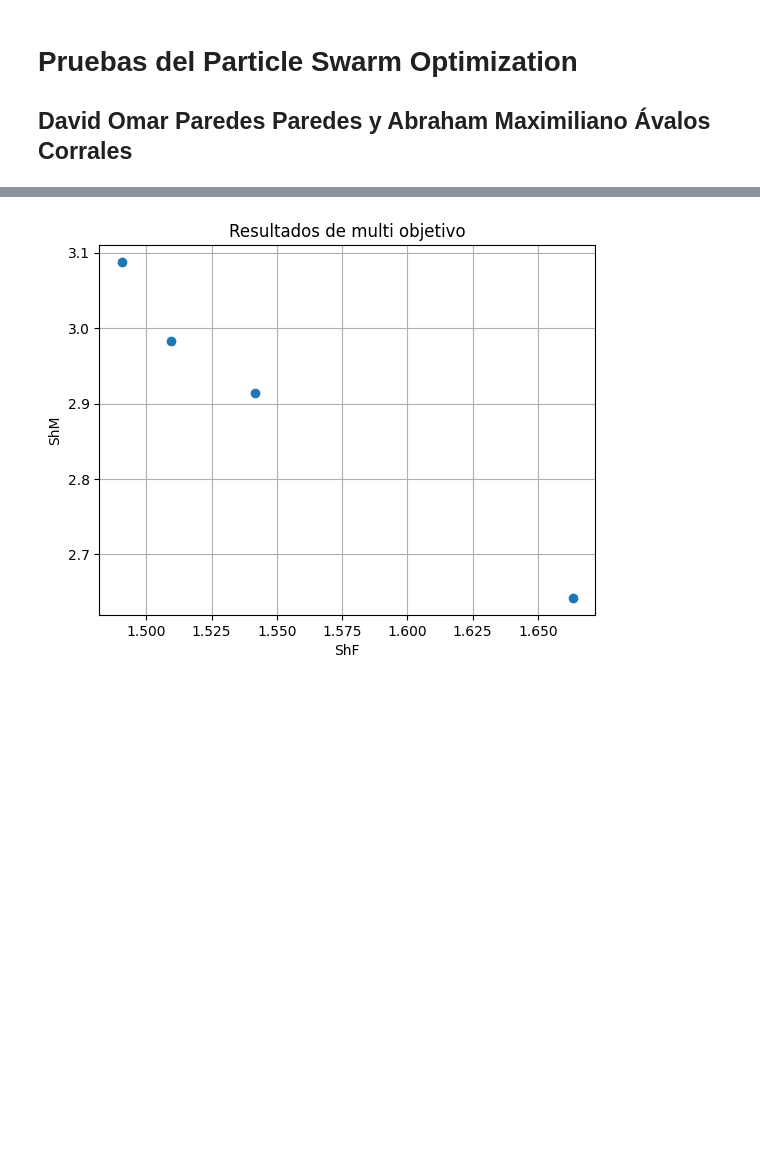
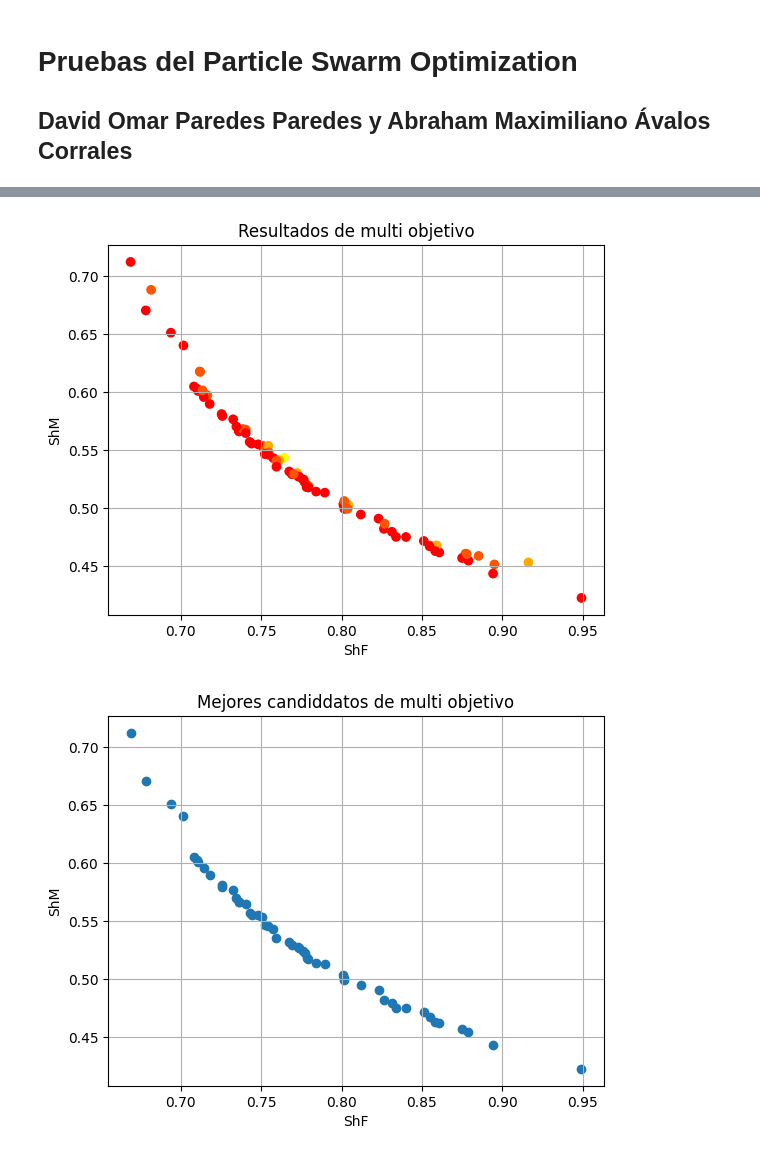
Before and after one commit to DavidParedes2021/Optimization, a Jupyter notebook: 10 - Particle Swarm Optimization/PSOTest.ipynb, the cells around one changed output, grey strips where cells are left out. Cells and saved outputs as stored; diff of their text form; code cells hidden in the pictures; blank space fills up the shorter version.

Commit message:
Bugfixes - Replaced the fitness calculation to count the best position

```diff
--- a/10 - Particle Swarm Optimization/PSOTest.ipynb
+++ b/10 - Particle Swarm Optimization/PSOTest.ipynb
@@ -81,10 +82,10 @@ plt.show()
 # %%
 pso_ntar = ps.MultiObjectiveParticleSwarmOptimization(
 	[ShF, ShM], bounds, [(), ()],
-	pop_size=50, max_it=400,
+	pop_size=80, max_it=100,
 	min_vel=0.001, max_vel=0.02
 )
 
 best_ntar = np.array(pso_ntar.optimize())
-print(best_ntar[:,5])
+print(best_ntar[:5])
 # %% [output]
@@ -92,20 +107,31 @@ print(best_ntar[:,5])
 # %%
 N_BEST = len(best_ntar)
 X = np.zeros((N_BEST))
 Y = np.zeros((N_BEST))
 
 for i in range(N_BEST):
 	X[i] = ShF(best_ntar[i])
 	Y[i] = ShM(best_ntar[i])
 
 plt.title('Resultados de multi objetivo')
 # plt.axis('equal')
 plt.xlabel('ShF')
 plt.ylabel('ShM')
 
+plt.scatter(pso_ntar.Fit[:,0], pso_ntar.Fit[:,1], c=pso_ntar.Lev, cmap='autumn')
+
+plt.grid(True)
+plt.show()
+
+plt.title('Mejores candiddatos de multi objetivo')
+# plt.axis('equal')
+plt.xlabel('ShF')
+plt.ylabel('ShM')
+
 plt.scatter(X, Y)
 
 plt.grid(True)
 plt.show()
 # %% [output]
-[figure, old version]
+[figure, new version]
+[figure, added]
```
Also changed, not shown: parts of 4 cells of this notebook, 1 other file.
